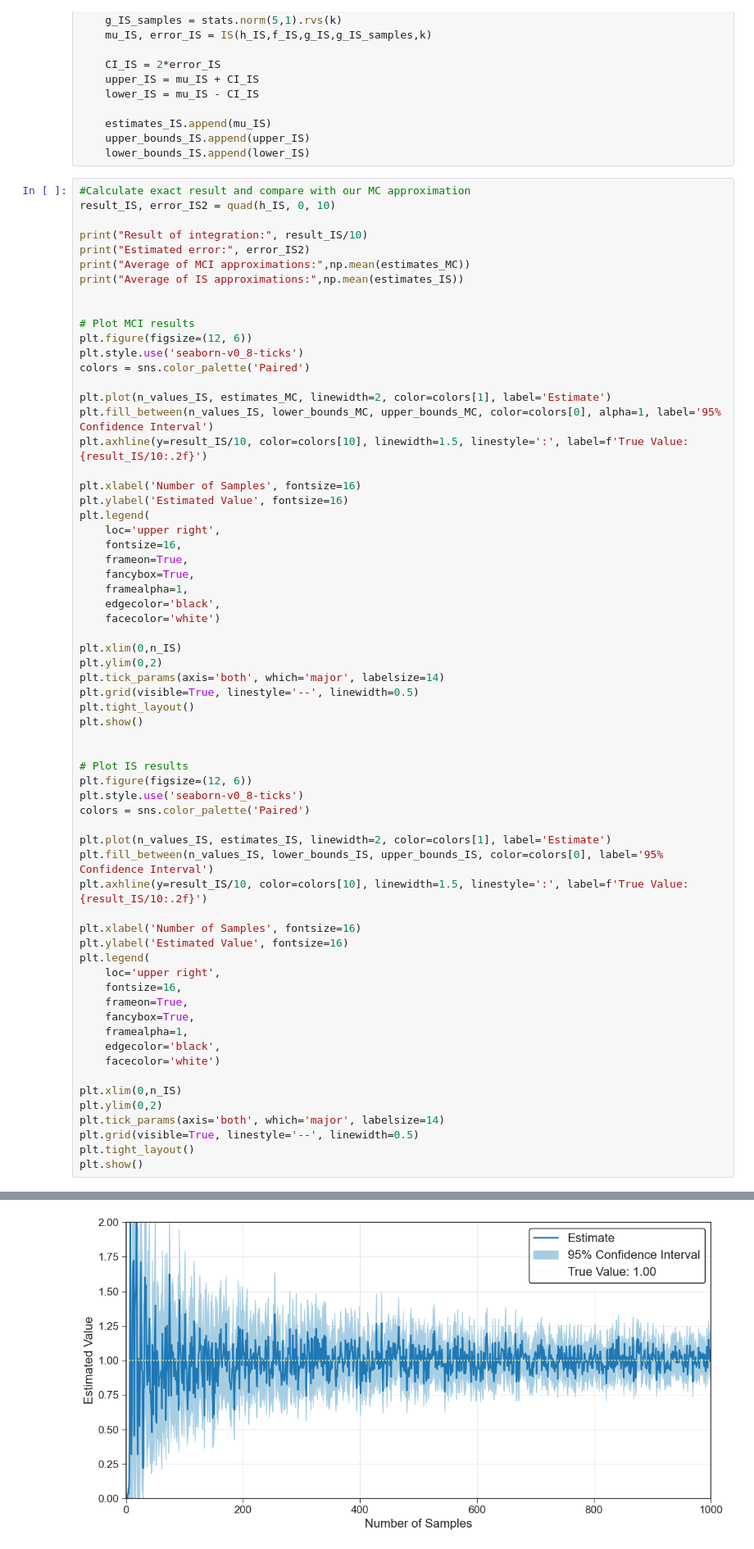
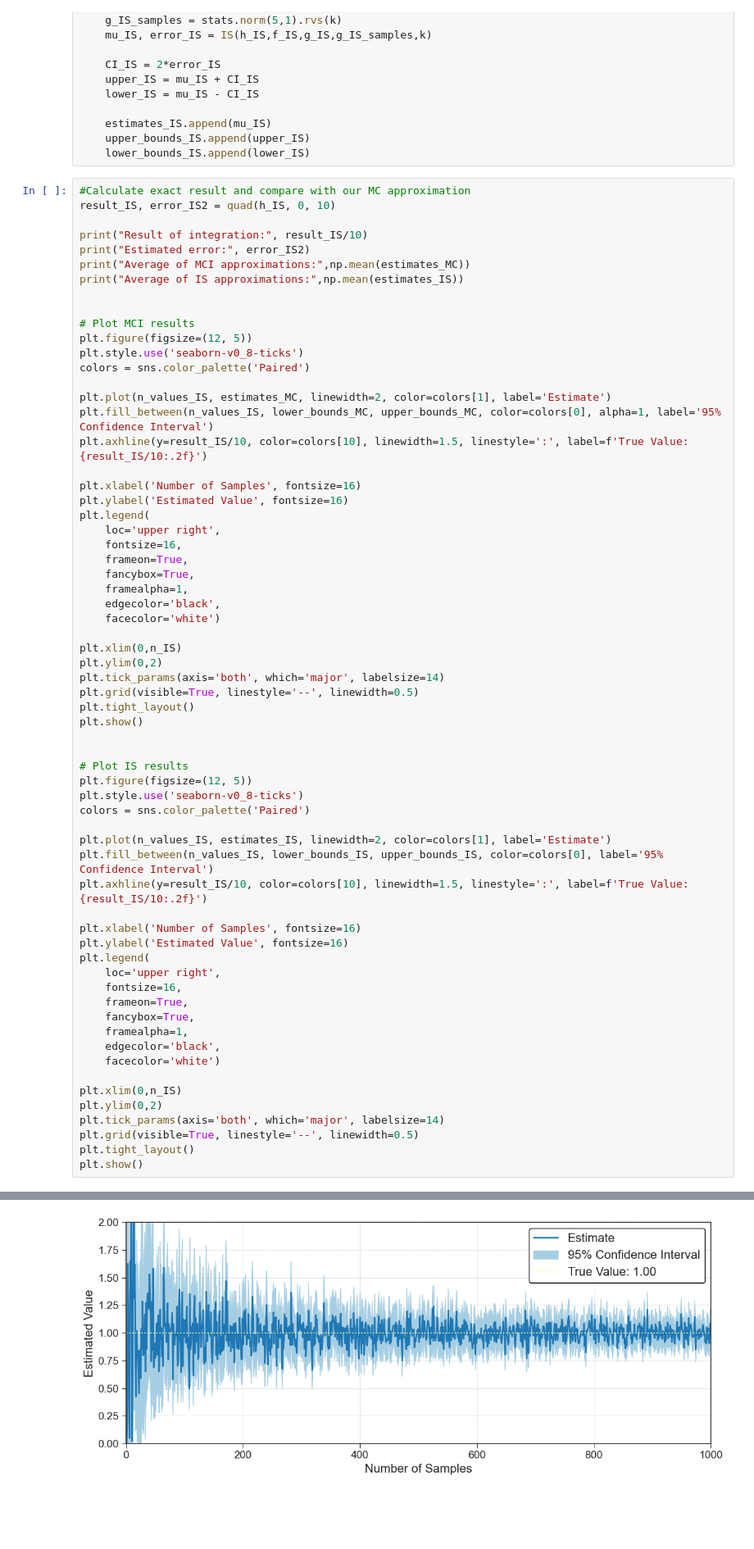
Before and after one commit to rosastreg/Undergrad_AM_Thesis, a Jupyter notebook: Theory/2_Introduction_to_Monte_Carlo_Methods.ipynb, the cells around one changed output, grey strips where cells are left out. Shown at 82% size. Drawn from its saved outputs; the diff is of its cells as text; blank space fills up the shorter version.

```diff
--- a/Theory/2_Introduction_to_Monte_Carlo_Methods.ipynb
+++ b/Theory/2_Introduction_to_Monte_Carlo_Methods.ipynb
@@ -256,7 +261,7 @@ print("Average of IS approximations:",np.mean(estimates_IS))
 
 
 # Plot MCI results
-plt.figure(figsize=(12, 6))
+plt.figure(figsize=(12, 5))
 plt.style.use('seaborn-v0_8-ticks')
 colors = sns.color_palette('Paired')
 
@@ -284,7 +289,7 @@ plt.show()
 
 
 # Plot IS results
-plt.figure(figsize=(12, 6))
+plt.figure(figsize=(12, 5))
 plt.style.use('seaborn-v0_8-ticks')
 colors = sns.color_palette('Paired')
 
@@ -317 +322 @@ Average of IS approximations: 0.9979345347826305
-[figure, old version]
+[figure, new version]
```
Also changed, not shown: parts of 16 cells of this notebook.
